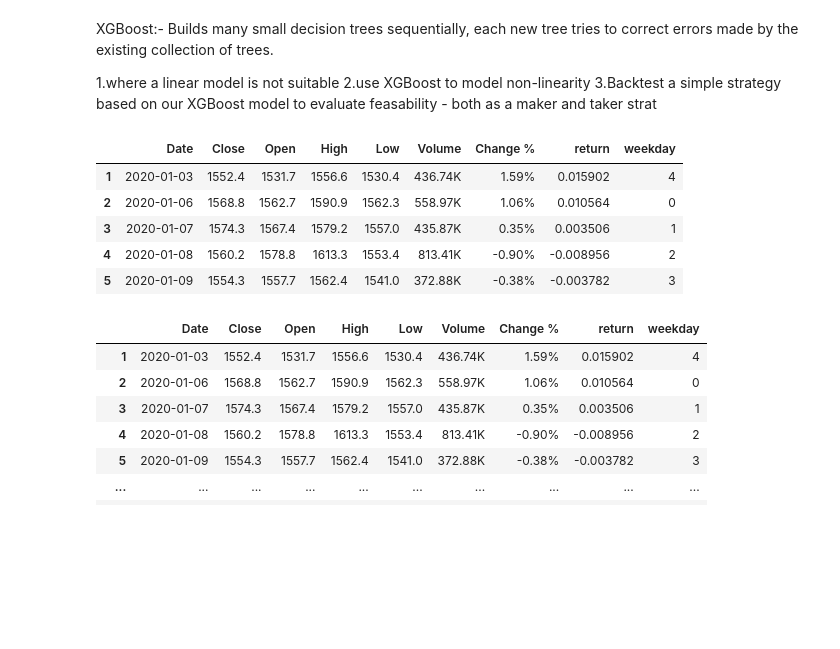
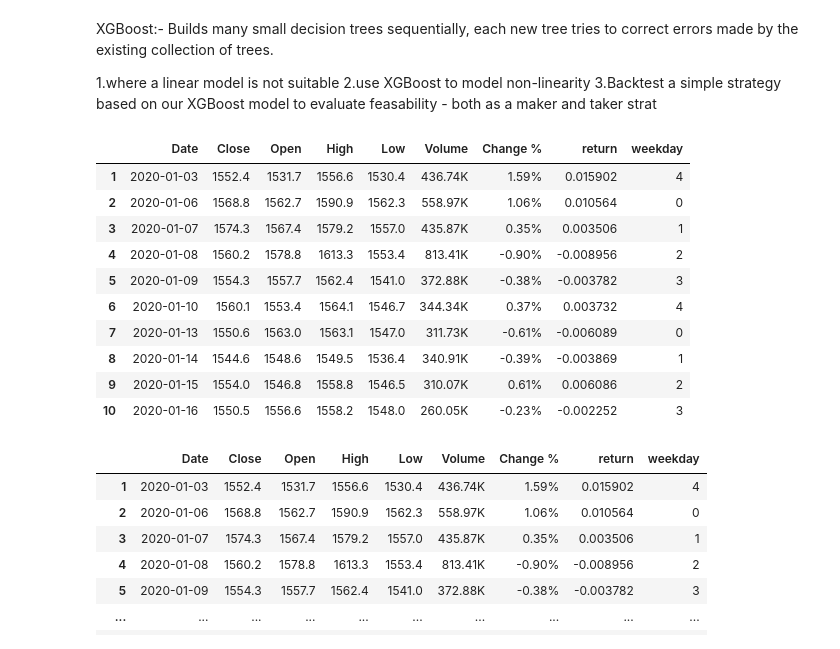
Before and after one commit to MRITUNJAYMADDHESHIYA/Research_Paper_Quant, a Jupyter notebook: 18_XGBoost/main.ipynb, the cells around one changed output. Drawn from its saved outputs; the diff is of its cells as text; code cells hidden in the pictures; blank space fills up the shorter version.

```diff
--- a/18_XGBoost/main.ipynb
+++ b/18_XGBoost/main.ipynb
@@ -11,28 +11,33 @@ import numpy as np
 # %%
 df = pd.read_csv("C:/Users/Mritunjay Maddhesiya/OneDrive/Desktop/Research_Paper/11_Forecasting_Position_Model/data/XAU_Daily_20_26.csv")
 #df = pd.read_csv("C:/Users/Mritunjay Maddhesiya/OneDrive/Desktop/Research_Paper/4_Time_Series/1m_SOL.csv")
 #df["Date"]    = pd.to_datetime(df["Date"], format="%d-%m-%Y ",errors="coerce")
 
 df["Date"] = pd.to_datetime(df["Date"])
 df = df.sort_values("Date").reset_index(drop=True)
 
 df  = df.rename(columns={"Price": "Close", "Vol.": "Volume"})
 price_columns = ["Open", "High", "Low", "Close"]
 
 for col in price_columns:
     df[col] = (df[col].astype(str).str.replace(",","",regex=False))
     df[col] = pd.to_numeric(df[col], errors="coerce")
 df['return'] = df['Close'].pct_change()
 df['weekday'] = df['Date'].dt.day_of_week
 df.dropna(inplace=True)
-df.head()
+df.head(10)
 # %% [output]
 |  | Date | Close | Open | High | Low | Volume | Change % | return | weekday |
 | 1 | 2020-01-03 | 1552.4 | 1531.7 | 1556.6 | 1530.4 | 436.74K | 1.59% | 0.015902 | 4 |
 | 2 | 2020-01-06 | 1568.8 | 1562.7 | 1590.9 | 1562.3 | 558.97K | 1.06% | 0.010564 | 0 |
 | 3 | 2020-01-07 | 1574.3 | 1567.4 | 1579.2 | 1557.0 | 435.87K | 0.35% | 0.003506 | 1 |
 | 4 | 2020-01-08 | 1560.2 | 1578.8 | 1613.3 | 1553.4 | 813.41K | -0.90% | -0.008956 | 2 |
 | 5 | 2020-01-09 | 1554.3 | 1557.7 | 1562.4 | 1541.0 | 372.88K | -0.38% | -0.003782 | 3 |
+| 6 | 2020-01-10 | 1560.1 | 1553.4 | 1564.1 | 1546.7 | 344.34K | 0.37% | 0.003732 | 4 |
+| 7 | 2020-01-13 | 1550.6 | 1563.0 | 1563.1 | 1547.0 | 311.73K | -0.61% | -0.006089 | 0 |
+| 8 | 2020-01-14 | 1544.6 | 1548.6 | 1549.5 | 1536.4 | 340.91K | -0.39% | -0.003869 | 1 |
+| 9 | 2020-01-15 | 1554.0 | 1546.8 | 1558.8 | 1546.5 | 310.07K | 0.61% | 0.006086 | 2 |
+| 10 | 2020-01-16 | 1550.5 | 1556.6 | 1558.2 | 1548.0 | 260.05K | -0.23% | -0.002252 | 3 |
 # %%
 ### Research Question:-
 ### Can the weekday be used as a signal
```
Also changed, not shown: parts of 12 cells of this notebook.
